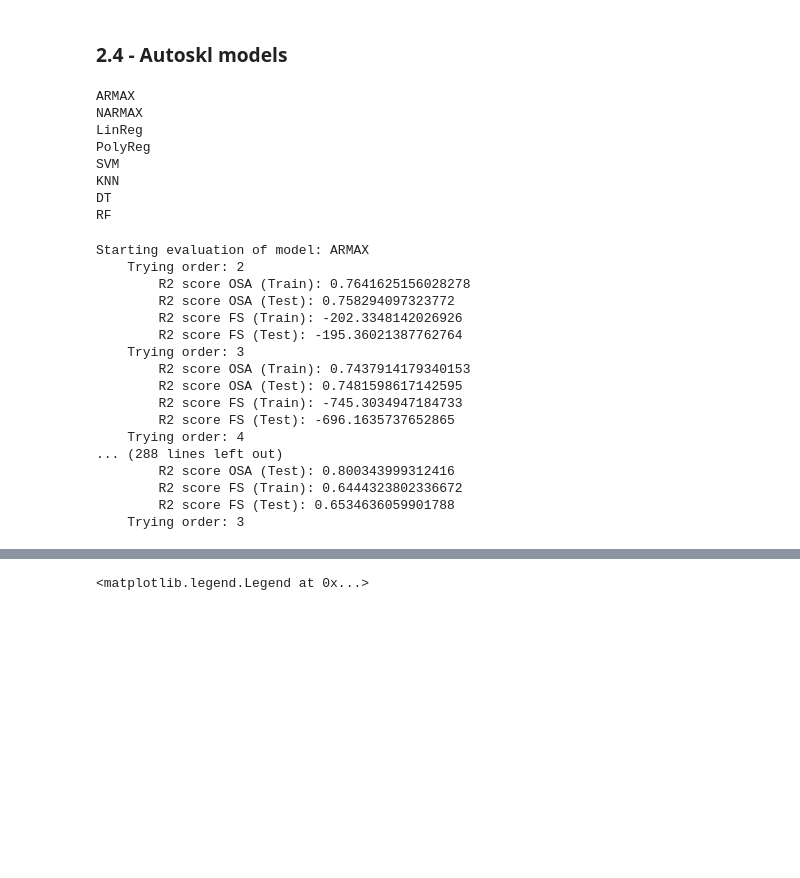
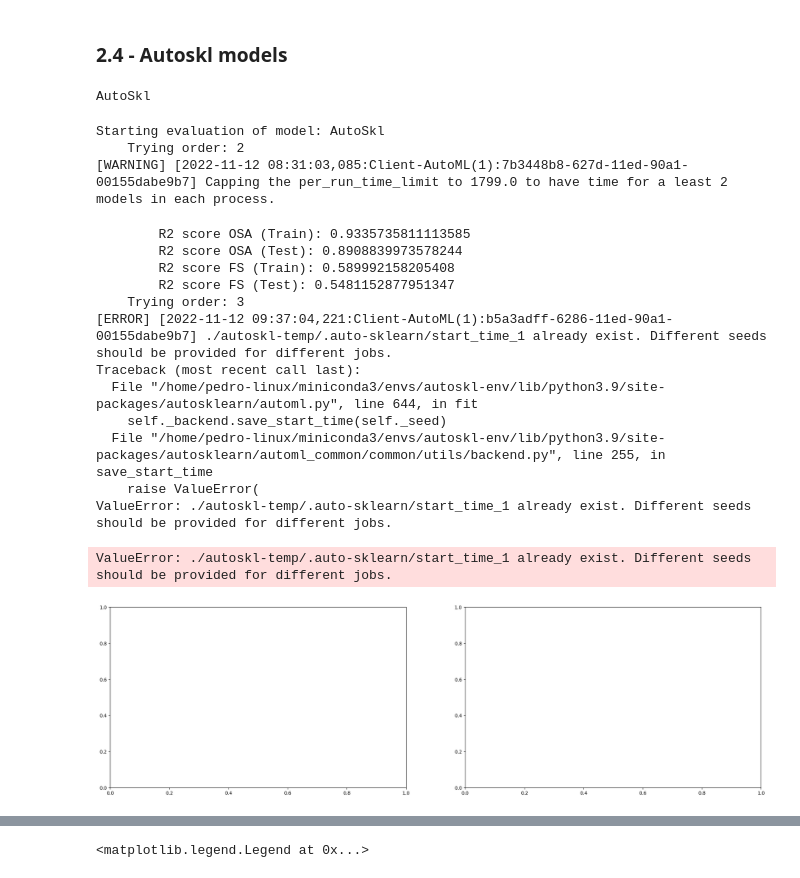
Before and after one commit to prj-phcp/SYSID_Trabalho, a Jupyter notebook: Volve-Dataset/IntegratedMISO.v3.ipynb, the cells around one changed output, grey strips where cells are left out. Saved outputs shown, nothing was run; the diff lists cells and outputs as text; code cells hidden in the pictures; blank space fills up the shorter version.

```diff
--- a/Volve-Dataset/IntegratedMISO.v3.ipynb
+++ b/Volve-Dataset/IntegratedMISO.v3.ipynb
@@ -251,7 +251,7 @@ parameters = [
     {
         #'PCA__n_components'           : stats.uniform(loc=0.7, scale=0.3),
         'Reg__positive'                : [True, False],
-        'Poly__degree'                : stats.randint(2,5),
+        'Poly__degree'                : [2, 3, 4],
         #'expansor'                    : [None, PolynomialFeatures(degree=2)],
         #'nX'                          : stats.randint(2,10),
         #'ny'                          : stats.randint(2,10),
@@ -328,12 +328,19 @@ for model, params in zip(models_ml, parameters):
 # %%
 models.append(
     ('AutoSkl',
-    AutoSklearnRegressor(
-        tmp_folder="./autoskl-temp",
+        SYSIDRegressor(
+            nX=6, ny=6,
+            estimator=AutoSklearnRegressor(
+                    tmp_folder="./autoskl-temp",
+                    delete_tmp_folder_after_terminate=False,
+                    n_jobs=6,
+                    ),
+            preprocessor=MinMaxScaler()
         )
     )
 )
 # %%
+models = models[-1:]
 n_models = len(models)
 # %%
 results = {
@@ -344,7 +351,7 @@ results = {
     'R2 TRAIN FS':[],
     'R2 TEST FS':[],
     'MODEL OBJ':[],
-    'PARS':[]
+    'PARS':[],
 }
 
 order_progression = {
@@ -360,14 +367,7 @@ order_progression = {
 for model in models:
     print(model[0])
 # %% [output]
-ARMAX
-NARMAX
-LinReg
-PolyReg
-SVM
-KNN
-DT
-RF
+AutoSkl
 # %%
 
 fig, axs = plt.subplots(ncols=2, nrows=n_models, figsize=(25,n_models*7))
@@ -390,9 +390,19 @@ for model, ax in zip(models, axs):
 
     for order in orders:
         print(f'    Trying order: {order}')
-        if hasattr(sidmodel, 'nX'): # is from our package
+        if hasattr(sidmodel, 'nX') and model_name != 'AutoSkl': # is from our package
             sidmodel.nX = order
             sidmodel.ny = order
+        elif model_name == 'AutoSkl':
+            sidmodel = SYSIDRegressor(
+                        nX=order, ny=order,
+                        estimator=AutoSklearnRegressor(
+                                tmp_folder=f"./autoskl-temp{order}",
+                                delete_tmp_folder_after_terminate=False,
+                                n_jobs=6,
+                                    ),
+                        preprocessor=MinMaxScaler()
+            )
         else:
             sidmodel.xlag = [order]*X1_tr.shape[1]
             sidmodel.ylag = order
@@ -439,49 +449,49 @@ for model, ax in zip(models, axs):
     print('    Tempo de execução: {}'.format(datetime.now() - t0))
     print('    Best Order:', best_order)
     print('    R2 score OSA (Train):', best_r2_tr_osa)
     print('    R2 score OSA (Test):', best_r2_te_osa)
     print('    R2 score FS (Train):', best_r2_tr_fs)
     print('    R2 score FS (Test):', best_r2_te_fs)
 
     hist = ax[0].plot(y_tr, label='Train')
     hist = ax[0].plot(sidmodel.predict(X1_tr, y=y_tr), label='Model')
     ax[0].set_title(f'{model_name}: Train fit')
     ax[0].legend()
     hist = ax[1].plot(y_te[n_train:,:], label='Test')
     hist = ax[1].plot(sidmodel.predict(X1_te, y=y_te)[n_train:,:], label='Model')
     ax[1].set_title(f'{model_name}: Full life prediction')
     ax[1].legend()
     print()
 
     results['MODEL'].append(model_name)
     results['ORDER'].append(best_order)
     results['R2 TRAIN OSA'].append(best_r2_tr_osa)
     results['R2 TEST OSA'].append(best_r2_te_osa)
     results['R2 TRAIN FS'].append(best_r2_tr_fs)
     results['R2 TEST FS'].append(best_r2_te_fs)
     results['MODEL OBJ'].append(sidmodel)
     try:
         results['PARS'].append(sidmodel.estimator.best_params_)
     except Exception:
         results['PARS'].append(sidmodel.final_model)
 # %% [output]
-Starting evaluation of model: ARMAX
+Starting evaluation of model: AutoSkl
     Trying order: 2
-        R2 score OSA (Train): 0.7641625156028278
-        R2 score OSA (Test): 0.758294097323772
-        R2 score FS (Train): -202.3348142026926
-        R2 score FS (Test): -195.36021387762764
-    Trying order: 3
-        R2 score OSA (Train): 0.7437914179340153
-        R2 score OSA (Test): 0.7481598617142595
-        R2 score FS (Train): -745.3034947184733
-        R2 score FS (Test): -696.1635737652865
-    Trying order: 4
-... (288 lines left out)
-        R2 score OSA (Test): 0.800343999312416
-        R2 score FS (Train): 0.6444323802336672
-        R2 score FS (Test): 0.6534636059901788
-    Trying order: 3
+[WARNING] [2022-11-12 08:31:03,085:Client-AutoML(1):7b3448b8-627d-11ed-90a1-00155dabe9b7] Capping the per_run_time_limit to 1799.0 to have time for a least 2 models in each process.
+        R2 score OSA (Train): 0.9335735811113585
+        R2 score OSA (Test): 0.8908839973578244
+        R2 score FS (Train): 0.589992158205408
+        R2 score FS (Test): 0.5481152877951347
+    Trying order: 3
+[ERROR] [2022-11-12 09:37:04,221:Client-AutoML(1):b5a3adff-6286-11ed-90a1-00155dabe9b7] ./autoskl-temp/.auto-sklearn/start_time_1 already exist. Different seeds should be provided for different jobs.
+Traceback (most recent call last):
+  File "/home/pedro-linux/miniconda3/envs/autoskl-env/lib/python3.9/site-packages/autosklearn/automl.py", line 644, in fit
+    self._backend.save_start_time(self._seed)
+  File "/home/pedro-linux/miniconda3/envs/autoskl-env/lib/python3.9/site-packages/autosklearn/automl_common/common/utils/backend.py", line 255, in save_start_time
+    raise ValueError(
+ValueError: ./autoskl-temp/.auto-sklearn/start_time_1 already exist. Different seeds should be provided for different jobs.
+ValueError: ./autoskl-temp/.auto-sklearn/start_time_1 already exist. Different seeds should be provided for different jobs.
+[figure, added]
 # %%
 pd.DataFrame(results)
 # %% [output]
```
Also changed, not shown: 27 other files.
